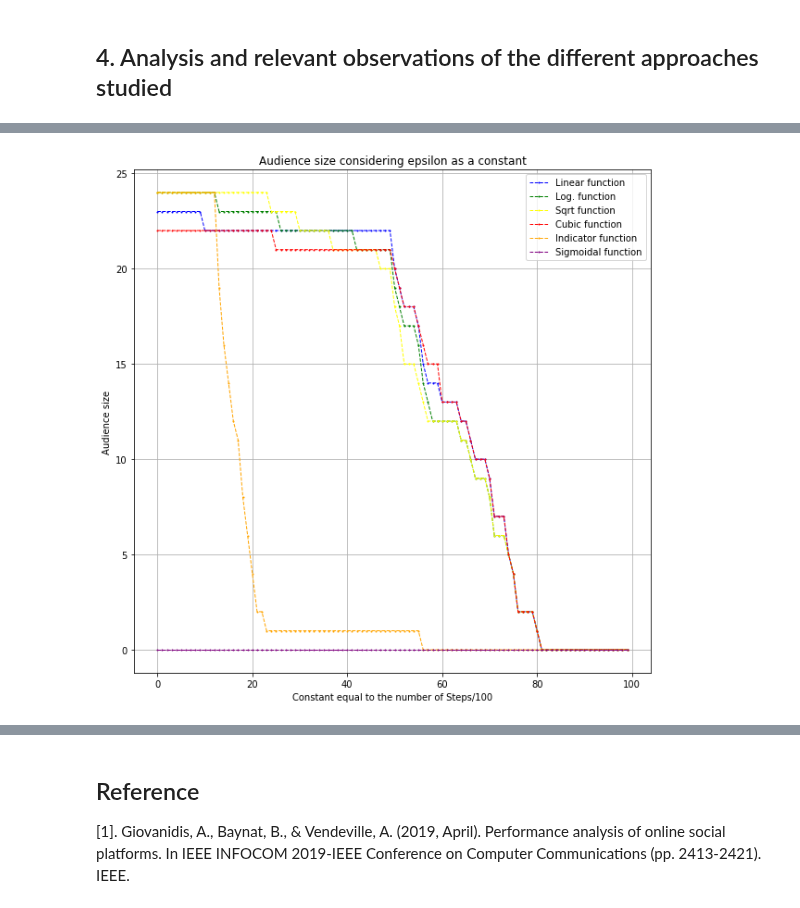
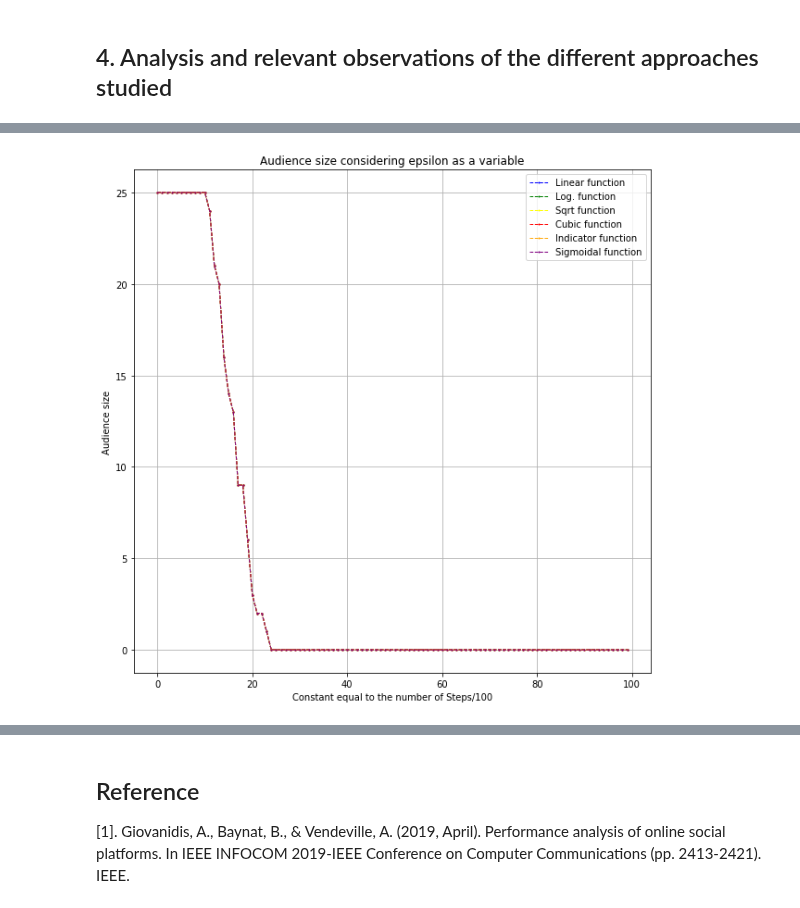
Before and after one commit to RLD-Hub/Social-Influencer-Selection, a Jupyter notebook: OSP portfolio optimization problem.ipynb, the cells around one changed output, grey strips where cells are left out. Drawn from its saved outputs; the diff is of its cells as text; code cells hidden in the pictures.

```diff
--- a/OSP portfolio optimization problem.ipynb
+++ b/OSP portfolio optimization problem.ipynb
@@ -885,7 +906,7 @@ We select the user participation rates to the users (excluding user  1 ) like:
  0.   ]
 # %%
 def fI(x):
-    if x<1/4:
+    if x<1/2:
         return 0
     return 1
 RESI=OSP_TRCA(N,Lead,Lvec,Mvec,B,1,i,Followers,restric,gamma_aux,k1_aux,k2_aux,fI,epsi,categ)
@@ -902,6 +923,6 @@ We select the user participation rates to the users (excluding user  1 ) like:
 # %%
-delta=1/2
-beta=1
+delta=0
+beta=-1
 def fS(x):
     return 1/(1+exp(beta*(x-delta)))
 RESS=OSP_TRCA(N,Lead,Lvec,Mvec,B,1,i,Followers,restric,gamma_aux,k1_aux,k2_aux,fS,epsi,categ)
@@ -1221,6 +1263,6 @@ The epsilon that we select is 0.707
 # %%
-delta=1/2
-beta=1
+delta=0
+beta=-1
 def fS(x):
     return 1/(1+exp(beta*(x-delta)))
 RESS_epsilon=OSP_TRCA_epsilon(N,Lead,Lvec,Mvec,B,1,i,Followers,restric,gamma_aux,k1_aux,k2_aux,fS,categ)
@@ -1441,7 +1546,4 @@ Below we present the graphs obtained for the types of functions studied assuming
 # %%
-Step=10**2
-Size=1/Step
-
 A1=[audience_size(RES_epsilon[6],(j+1)*Size) for j in range(Step)]
 A2=[audience_size(RESl_epsilon[6],(j+1)*Size) for j in range(Step)]
 A3=[audience_size(RESs_epsilon[6],(j+1)*Size) for j in range(Step)]
@@ -1455,43 +1557,40 @@ B3=[audience_size(RESs[6],(j+1)*Size) for j in range(Step)]
 B4=[audience_size(RESq[6],(j+1)*Size) for j in range(Step)]
 B5=[audience_size(RESI[6],(j+1)*Size) for j in range(Step)]
 B6=[audience_size(RESS[6],(j+1)*Size) for j in range(Step)]
-
-
+aux=[(j+1)*Size for j in range(Step)]
 fig = plt.figure(figsize=(10,10))
 
-plt.plot(B1, color='blue', linestyle='dashed', linewidth = 1,
+plt.plot(A1, color='blue', linestyle='dashed', linewidth = 1,
          marker='o', markerfacecolor='blue', markersize=1, label = "Linear function")
 
-plt.plot(B2, color='green', linestyle='dashed', linewidth = 1,
+plt.plot(A2, color='green', linestyle='dashed', linewidth = 1,
          marker='o', markerfacecolor='green', markersize=1, label = "Log. function")
 
-plt.plot(B3, color='yellow', linestyle='dashed', linewidth = 1,
+plt.plot(A3, color='yellow', linestyle='dashed', linewidth = 1,
          marker='o', markerfacecolor='yellow', markersize=1, label = "Sqrt function")
 
-plt.plot(B4, color='red', linestyle='dashed', linewidth = 1,
+plt.plot(A4, color='red', linestyle='dashed', linewidth = 1,
          marker='o', markerfacecolor='red', markersize=1, label = "Cubic function")
 
-plt.plot(B5, color='orange', linestyle='dashed', linewidth = 1,
+plt.plot(A5, color='orange', linestyle='dashed', linewidth = 1,
          marker='o', markerfacecolor='red', markersize=1, label = "Indicator function")
 
-plt.plot(B6, color='purple', linestyle='dashed', linewidth =1,
+plt.plot(A6, color='purple', linestyle='dashed', linewidth =1,
          marker='o', markerfacecolor='red', markersize=1, label = "Sigmoidal function")
-
-
 
 # naming the x axis
 plt.xlabel('Constant equal to the number of Steps/100')
 # naming the y axis
 plt.ylabel('Audience size')
 
 # giving a title to my graph
-plt.title('Audience size considering epsilon as a constant')
+plt.title('Audience size considering epsilon as a variable')
 
 # show a legend on the plot
 plt.grid(True)
 plt.legend( loc="upper right" )
 
 # function to show the plot
 plt.show()
 # %% [output]
-[figure, old version]
+[figure, new version]
```
Also changed, not shown: parts of 43 cells of this notebook.
